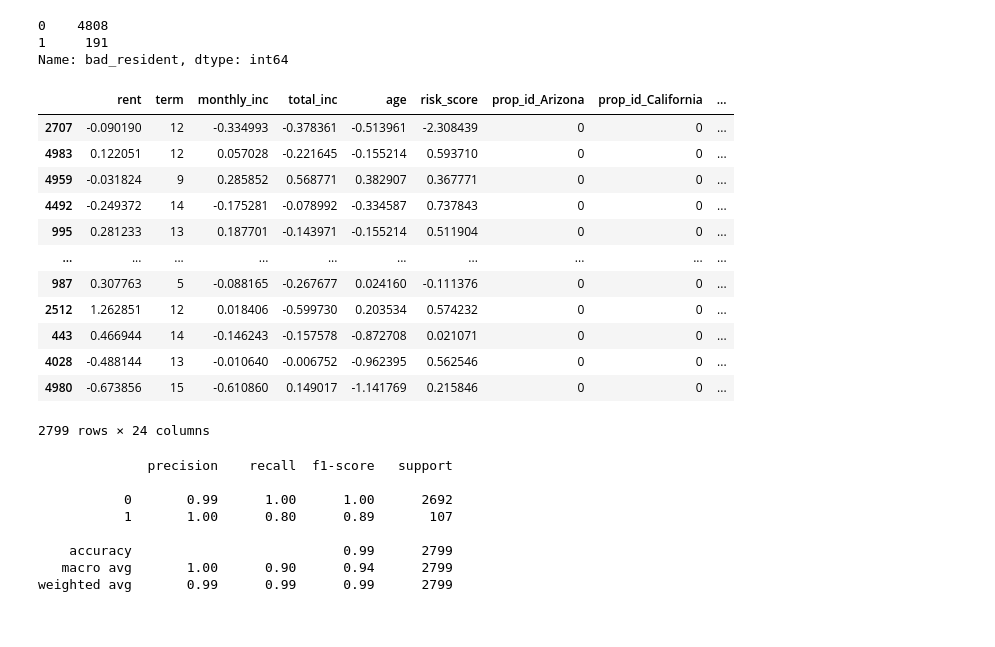
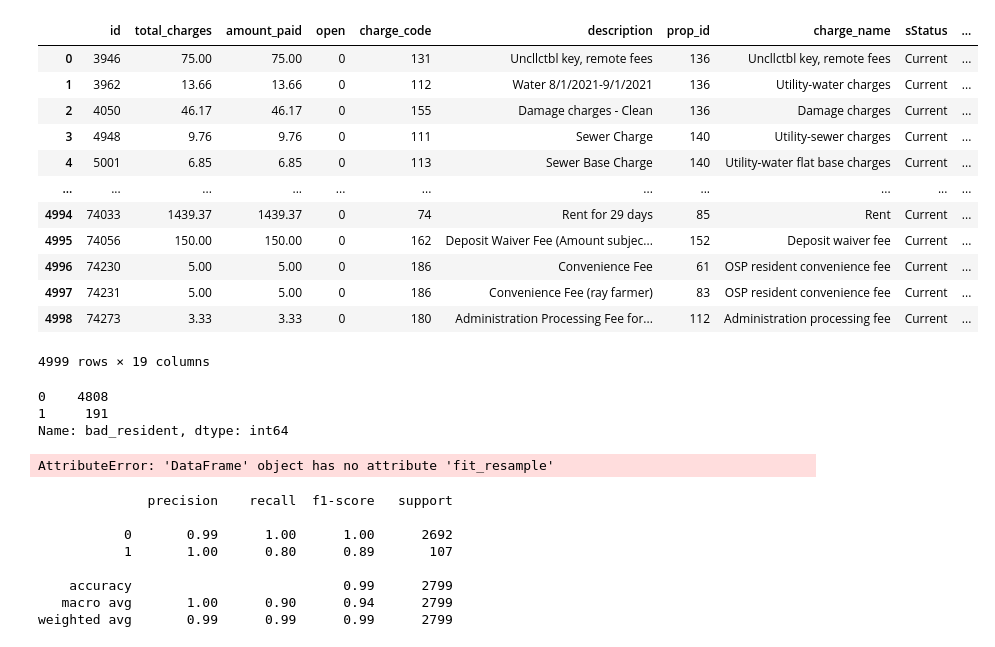
Before and after one commit to Project-DANE/DANE, a Jupyter notebook: andrew_modeling.ipynb, the cells around one changed output. Drawn from its saved outputs; the diff is of its cells as text; code cells hidden in the pictures.

```diff
--- a/andrew_modeling.ipynb
+++ b/andrew_modeling.ipynb
@@ -22,6 +22,21 @@ from sklearn.ensemble import BaggingClassifier
 from imblearn.ensemble import EasyEnsembleClassifier
 # %%
 df = w.get_cws_data()
+df
+# %% [output]
+|  | id | total_charges | amount_paid | open | charge_code | description | prop_id | charge_name | sStatus | ... |
+| 0 | 3946 | 75.00 | 75.00 | 0 | 131 | Uncllctbl key, remote fees | 136 | Uncllctbl key, remote fees | Current | ... |
+| 1 | 3962 | 13.66 | 13.66 | 0 | 112 | Water 8/1/2021-9/1/2021 | 136 | Utility-water charges | Current | ... |
+| 2 | 4050 | 46.17 | 46.17 | 0 | 155 | Damage charges - Clean | 136 | Damage charges | Current | ... |
+| 3 | 4948 | 9.76 | 9.76 | 0 | 111 | Sewer Charge | 140 | Utility-sewer charges | Current | ... |
+| 4 | 5001 | 6.85 | 6.85 | 0 | 113 | Sewer Base Charge | 140 | Utility-water flat base charges | Current | ... |
+| ... | ... | ... | ... | ... | ... | ... | ... | ... | ... | ... |
+| 4994 | 74033 | 1439.37 | 1439.37 | 0 | 74 | Rent for 29 days | 85 | Rent | Current | ... |
+| 4995 | 74056 | 150.00 | 150.00 | 0 | 162 | Deposit Waiver Fee (Amount subjec... | 152 | Deposit waiver fee | Current | ... |
+| 4996 | 74230 | 5.00 | 5.00 | 0 | 186 | Convenience Fee | 61 | OSP resident convenience fee | Current | ... |
+| 4997 | 74231 | 5.00 | 5.00 | 0 | 186 | Convenience Fee (ray farmer) | 83 | OSP resident convenience fee | Current | ... |
+| 4998 | 74273 | 3.33 | 3.33 | 0 | 180 | Administration Processing Fee for... | 112 | Administration processing fee | Current | ... |
+4999 rows × 19 columns
 # %%
 df.bad_resident.value_counts()
 # %% [output]
@@ -31,21 +46,8 @@ Name: bad_resident, dtype: int64
 # %%
 train, y_train, y_val, y_test, train_scaled, val_scaled, test_scaled = w.model_prep(df)
 # %%
-train_scaled
 # %% [output]
-|  | rent | term | monthly_inc | total_inc | age | risk_score | prop_id_Arizona | prop_id_California | ... |
-| 2707 | -0.090190 | 12 | -0.334993 | -0.378361 | -0.513961 | -2.308439 | 0 | 0 | ... |
-| 4983 | 0.122051 | 12 | 0.057028 | -0.221645 | -0.155214 | 0.593710 | 0 | 0 | ... |
-| 4959 | -0.031824 | 9 | 0.285852 | 0.568771 | 0.382907 | 0.367771 | 0 | 0 | ... |
-| 4492 | -0.249372 | 14 | -0.175281 | -0.078992 | -0.334587 | 0.737843 | 0 | 0 | ... |
-| 995 | 0.281233 | 13 | 0.187701 | -0.143971 | -0.155214 | 0.511904 | 0 | 0 | ... |
-| ... | ... | ... | ... | ... | ... | ... | ... | ... | ... |
-| 987 | 0.307763 | 5 | -0.088165 | -0.267677 | 0.024160 | -0.111376 | 0 | 0 | ... |
-| 2512 | 1.262851 | 12 | 0.018406 | -0.599730 | 0.203534 | 0.574232 | 0 | 0 | ... |
-| 443 | 0.466944 | 14 | -0.146243 | -0.157578 | -0.872708 | 0.021071 | 0 | 0 | ... |
-| 4028 | -0.488144 | 13 | -0.010640 | -0.006752 | -0.962395 | 0.562546 | 0 | 0 | ... |
-| 4980 | -0.673856 | 15 | -0.610860 | 0.149017 | -1.141769 | 0.215846 | 0 | 0 | ... |
-2799 rows × 24 columns
+AttributeError: 'DataFrame' object has no attribute 'fit_resample'
 # %%
 dt = DecisionTreeClassifier(max_depth=12, random_state=91)
 # %%
```
Also changed, not shown: parts of 2 cells of this notebook.
